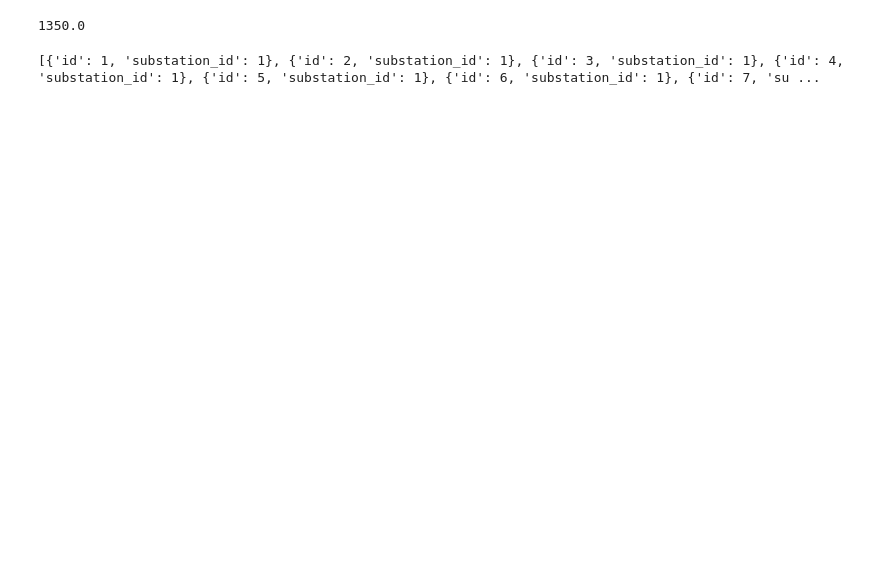
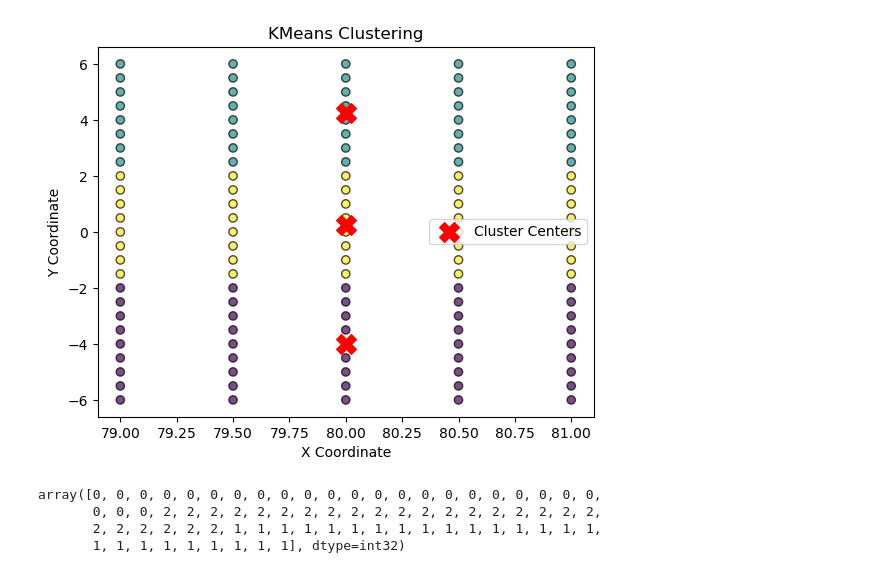
Before and after one commit to sade-adrien/kiro-2023, a Jupyter notebook: notebook-adrien.ipynb, the cells around one changed output. Saved outputs shown, nothing was run; the diff lists cells and outputs as text; code cells hidden in the pictures; blank space fills up the shorter version.

Commit message:
add cluster

```diff
--- a/notebook-adrien.ipynb
+++ b/notebook-adrien.ipynb
@@ -1,8 +1,9 @@
 # %%
 import json
+import pandas as pd
 
 # Assuming you have a file named 'example.json' in the same directory as your script
-file_path = 'instance_depart/small.json'
+file_path = 'instance_depart/huge.json'
 
 # Open the file in read mode
 with open(file_path, 'r') as file:
@@ -19,7 +12,41 @@ def get_power_w(data):
-# %%
-get_power_w(data)
-# %% [output]
-1350.0
+# %%
+from sklearn.cluster import KMeans
+import numpy as np
+
+def turbines_cluster(data, n_clusters):
+    idxy = pd.DataFrame().from_dict(data['wind_turbines'])
+    id = idxy['id'].to_numpy()
+    x = idxy[['x']].to_numpy()
+    y = idxy[['y']].to_numpy()
+
+    kmeans = KMeans(n_clusters=n_clusters)
+    kmeans.fit(y)
+
+    cluster_centers = np.concatenate((np.mean(x) * np.ones_like(kmeans.cluster_centers_), kmeans.cluster_centers_), axis=1)
+    labels = kmeans.labels_
+
+
+    plt.scatter(x[:,0], y[:,0], c=labels, cmap='viridis', alpha=0.7, edgecolors='k', linewidths=1.0)
+    plt.scatter(cluster_centers[:, 0], cluster_centers[:, 1], c='red', marker='X', s=200, label='Cluster Centers')
+    plt.title('KMeans Clustering')
+    plt.xlabel('X Coordinate')
+    plt.ylabel('Y Coordinate')
+    plt.legend()
+    plt.show()
+
+
+    return (cluster_centers, labels)
+# %%
+cluster_centers, labels = turbines_cluster(data, 3)
+# %% [output]
+[figure, added]
+# %%
+labels
+# %% [output]
+array([0, 0, 0, 0, 0, 0, 0, 0, 0, 0, 0, 0, 0, 0, 0, 0, 0, 0, 0, 0, 0, 0,
+       0, 0, 0, 2, 2, 2, 2, 2, 2, 2, 2, 2, 2, 2, 2, 2, 2, 2, 2, 2, 2, 2,
+       2, 2, 2, 2, 2, 2, 1, 1, 1, 1, 1, 1, 1, 1, 1, 1, 1, 1, 1, 1, 1, 1,
+       1, 1, 1, 1, 1, 1, 1, 1, 1], dtype=int32)
 # %%
 class substation():
     def __init__(self, id, land_cable_type, substation_type):
@@ -101,4 +116,0 @@ for t in data['wind_turbines']:
-# %%
-print(turbines_sol(data))
-# %% [output]
-[{'id': 1, 'substation_id': 1}, {'id': 2, 'substation_id': 1}, {'id': 3, 'substation_id': 1}, {'id': 4, 'substation_id': 1}, {'id': 5, 'substation_id': 1}, {'id': 6, 'substation_id': 1}, {'id': 7, 'su ...
```
Also changed, not shown: parts of 3 cells of this notebook, 1 other file.
